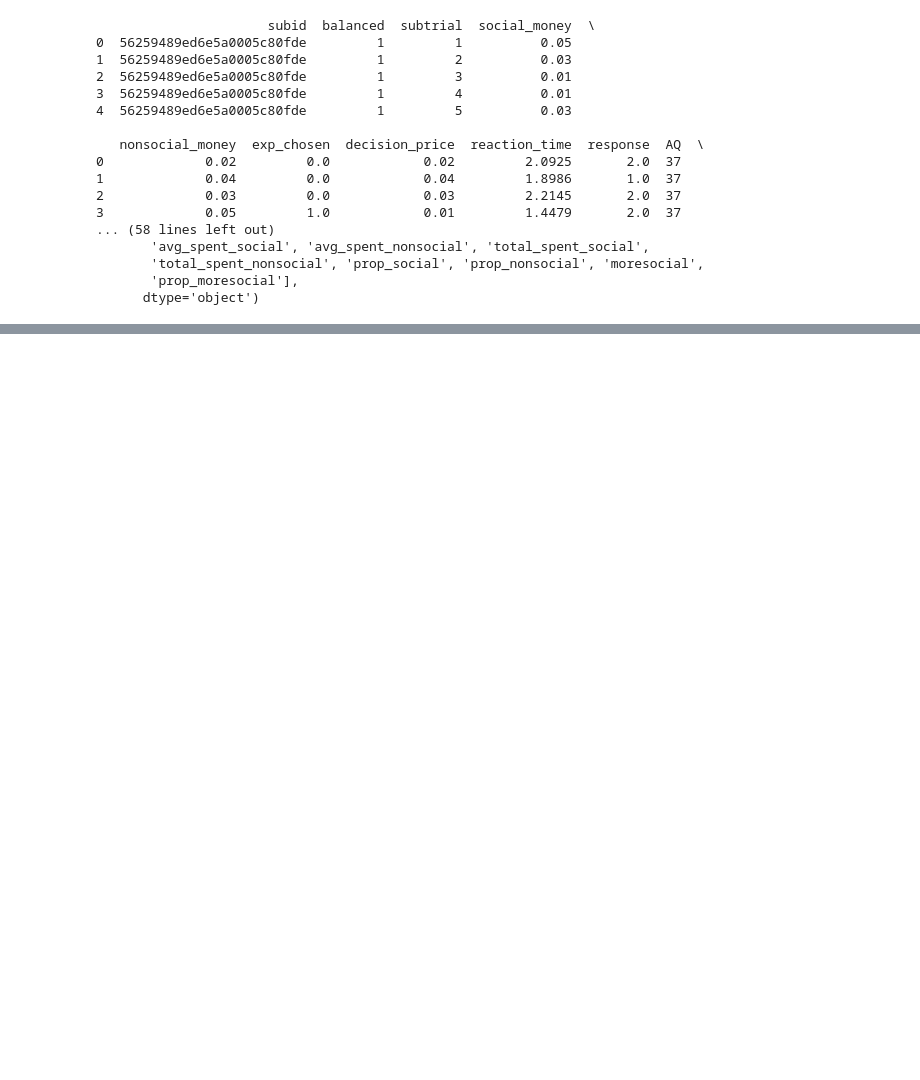
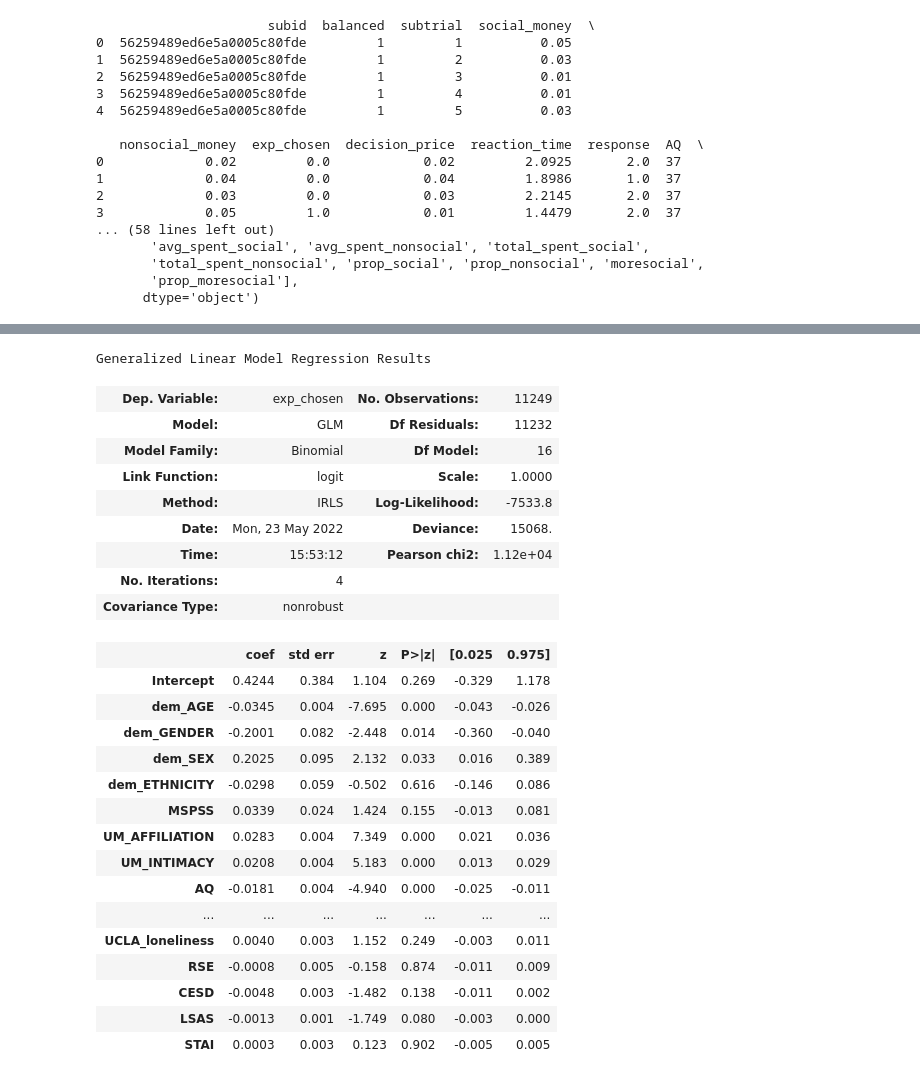
Before and after one commit to fareri-lab/WTP_CardTask, a Jupyter notebook: APS/APS_results/WTP_HLM.ipynb, the cells around one changed output, grey strips where cells are left out. Cells and saved outputs as stored; diff of their text form; code cells hidden in the pictures; blank space fills up the shorter version.

```diff
--- a/APS/APS_results/WTP_HLM.ipynb
+++ b/APS/APS_results/WTP_HLM.ipynb
@@ -82,16 +82,17 @@ print(data.columns)
 # model_hierarchical
 # %%
  ## getting column names
-x_columns = [""]
-demographics = ["dem_AGE","dem_GENDER","dem_SEX","dem_ETHNICITY"]
-sociability = ["MSPSS","UM_AFFILIATION","UM_INTIMACY"]
-mentalizing = ["AQ","IRI_PD","IRI_PT","IRI_FS","IRI_EC"]
-solitude = ['MSSSF',"UCLA_loneliness"]
-dep_anx = ['RSE','CESD','LSAS','LSAS_FEAR','LSAS_AVOIDANCE',"STAI"]
-coping = ['BRCS']
-reward = ['BISBAS_BIS','BISBAS_BASRR','BISBAS_FS','BISBAS_BASD']
-covid = ['COVIDexperience_score','COVIDimpacts_score','COVIDthreat_score','COVIDpsychstress_score']
-y = data["prop_social"]
+demographics = "dem_AGE + dem_GENDER +dem_SEX +dem_ETHNICITY"
+sociability = "MSPSS + UM_AFFILIATION + UM_INTIMACY"
+mentalizing = "AQ + IRI_PT + IRI_EC"
+solitude = "MSSSF + UCLA_loneliness"
+dep_anx = "RSE + CESD + LSAS + STAI"
+coping = 'BRCS'
+reward = 'BISBAS_BIS + BISBAS_BASRR + BISBAS_FS + BISBAS_BASD'
+covid = 'COVIDexperience_score + COVIDimpacts_score + COVIDthreat_score + COVIDpsychstress_score'
+y = data["exp_chosen"]
+
+x_columns = demographics
 # %%
 ## creating function to get model statistics
 import numpy as np
@@ -115,4 +209,32 @@ get_stats()
 # %%
-x_columns.extend(solitude)
-get_stats()
+#add depression/anxiety measures
+model = smf.glm('exp_chosen ~ dem_AGE + dem_GENDER+ dem_SEX+ dem_ETHNICITY + %s + %s + %s +%s' %(sociability, mentalizing, solitude, dep_anx), family= sm.families.Binomial(),data=data).fit()
+model.summary()
+# %% [output]
+Generalized Linear Model Regression Results
+| Dep. Variable: | exp_chosen | No. Observations: | 11249 |
+| Model: | GLM | Df Residuals: | 11232 |
+| Model Family: | Binomial | Df Model: | 16 |
+| Link Function: | logit | Scale: | 1.0000 |
+| Method: | IRLS | Log-Likelihood: | -7533.8 |
+| Date: | Mon, 23 May 2022 | Deviance: | 15068. |
+| Time: | 15:53:12 | Pearson chi2: | 1.12e+04 |
+| No. Iterations: | 4 |  |  |
+| Covariance Type: | nonrobust |  |  |
+|  | coef | std err | z | P>|z| | [0.025 | 0.975] |
+| Intercept | 0.4244 | 0.384 | 1.104 | 0.269 | -0.329 | 1.178 |
+| dem_AGE | -0.0345 | 0.004 | -7.695 | 0.000 | -0.043 | -0.026 |
+| dem_GENDER | -0.2001 | 0.082 | -2.448 | 0.014 | -0.360 | -0.040 |
+| dem_SEX | 0.2025 | 0.095 | 2.132 | 0.033 | 0.016 | 0.389 |
+| dem_ETHNICITY | -0.0298 | 0.059 | -0.502 | 0.616 | -0.146 | 0.086 |
+| MSPSS | 0.0339 | 0.024 | 1.424 | 0.155 | -0.013 | 0.081 |
+| UM_AFFILIATION | 0.0283 | 0.004 | 7.349 | 0.000 | 0.021 | 0.036 |
+| UM_INTIMACY | 0.0208 | 0.004 | 5.183 | 0.000 | 0.013 | 0.029 |
+| AQ | -0.0181 | 0.004 | -4.940 | 0.000 | -0.025 | -0.011 |
+| ... | ... | ... | ... | ... | ... | ... |
+| UCLA_loneliness | 0.0040 | 0.003 | 1.152 | 0.249 | -0.003 | 0.011 |
+| RSE | -0.0008 | 0.005 | -0.158 | 0.874 | -0.011 | 0.009 |
+| CESD | -0.0048 | 0.003 | -1.482 | 0.138 | -0.011 | 0.002 |
+| LSAS | -0.0013 | 0.001 | -1.749 | 0.080 | -0.003 | 0.000 |
+| STAI | 0.0003 | 0.003 | 0.123 | 0.902 | -0.005 | 0.005 |
 # %%
```
Also changed, not shown: parts of 11 cells of this notebook.
